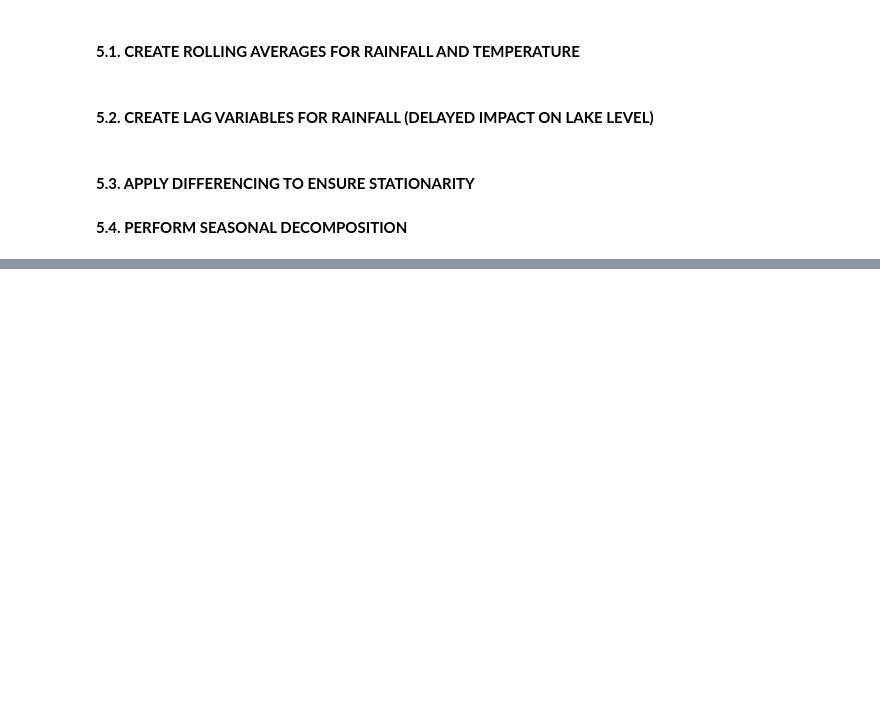
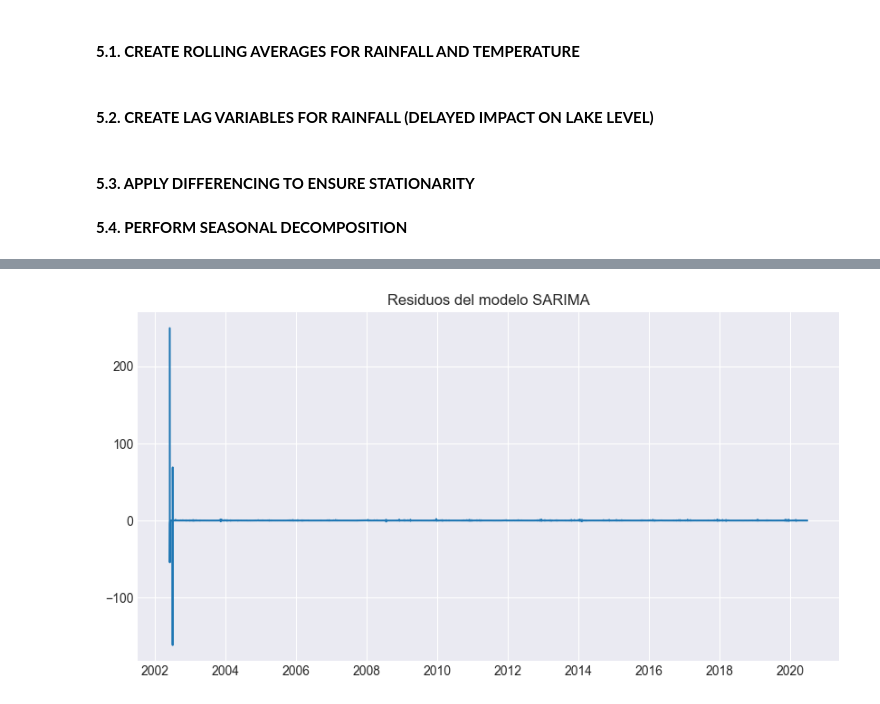
Before and after one commit to jenuzho/SMART-WATER-ANALYTICS-Times-Series, a Jupyter notebook: src/Water_Analysis.ipynb, the cells around one changed output, grey strips where cells are left out. Drawn from its saved outputs; the diff is of its cells as text; code cells hidden in the pictures; blank space fills up the shorter version.

```diff
--- a/src/explore.ipynb
+++ b/src/Water_Analysis.ipynb
@@ -1294,0 +1437,12 @@ df['Lake_Level_residual'] = decomp.resid
+# %%
+# Define and fit SARIMA model (p, d, q) x (P, D, Q, s)
+model_sarima = SARIMAX(df['Lake_Level'],
+                        order=(1,1,1),  # ARIMA order (p,d,q)
+                        seasonal_order=(1,1,1,30),  # Seasonal order (P,D,Q,s)
+                        enforce_stationarity=False,
+                        enforce_invertibility=False)
+
+sarima_result = model_sarima.fit(disp=0)
+
+# Print summary
+print(sarima_result.summary())
@@ -1294,0 +1467,8 @@ df['Lake_Level_residual'] = decomp.resid
+# %%
+residuals = sarima_result.resid
+plt.figure(figsize=(10,5))
+plt.plot(residuals)
+plt.title("Residuos del modelo SARIMA")
+plt.show()
+# %% [output]
+[figure, added]
```
Also changed, not shown: parts of 38 cells of this notebook.
